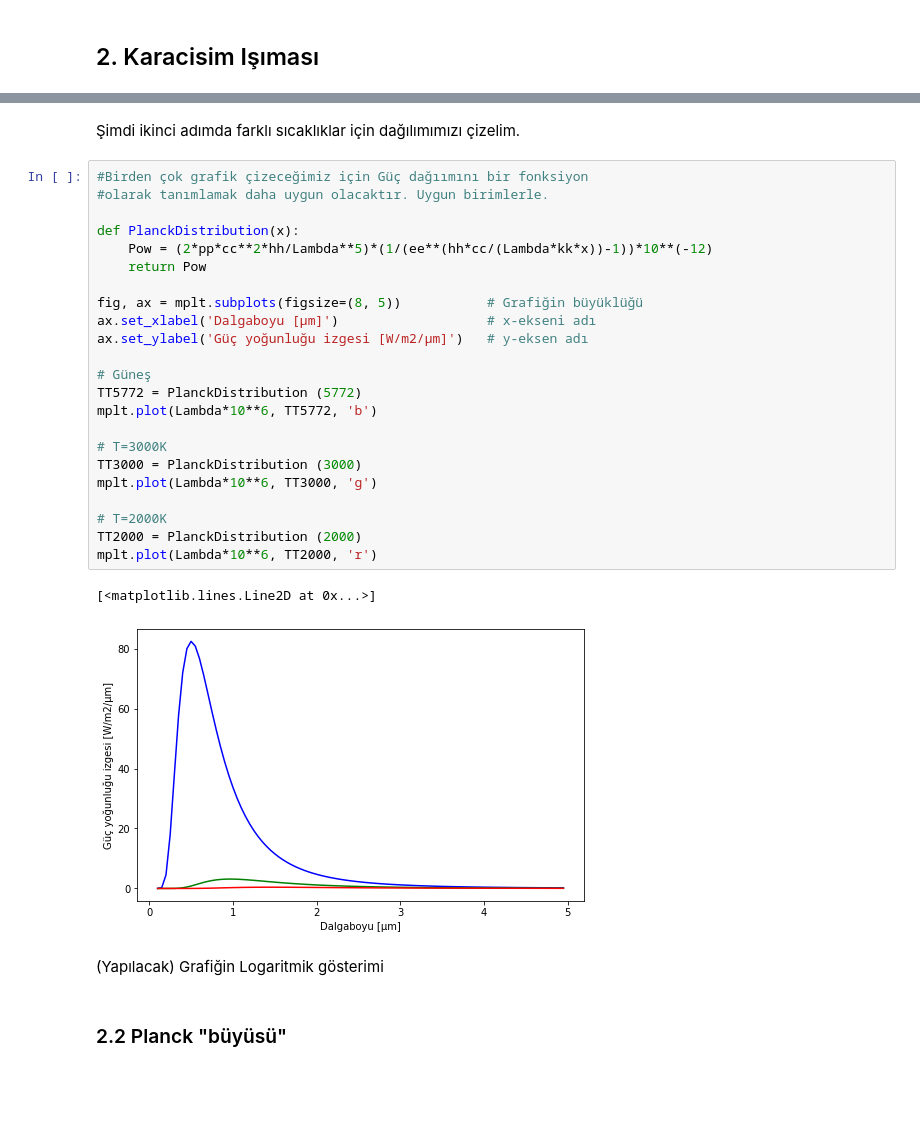
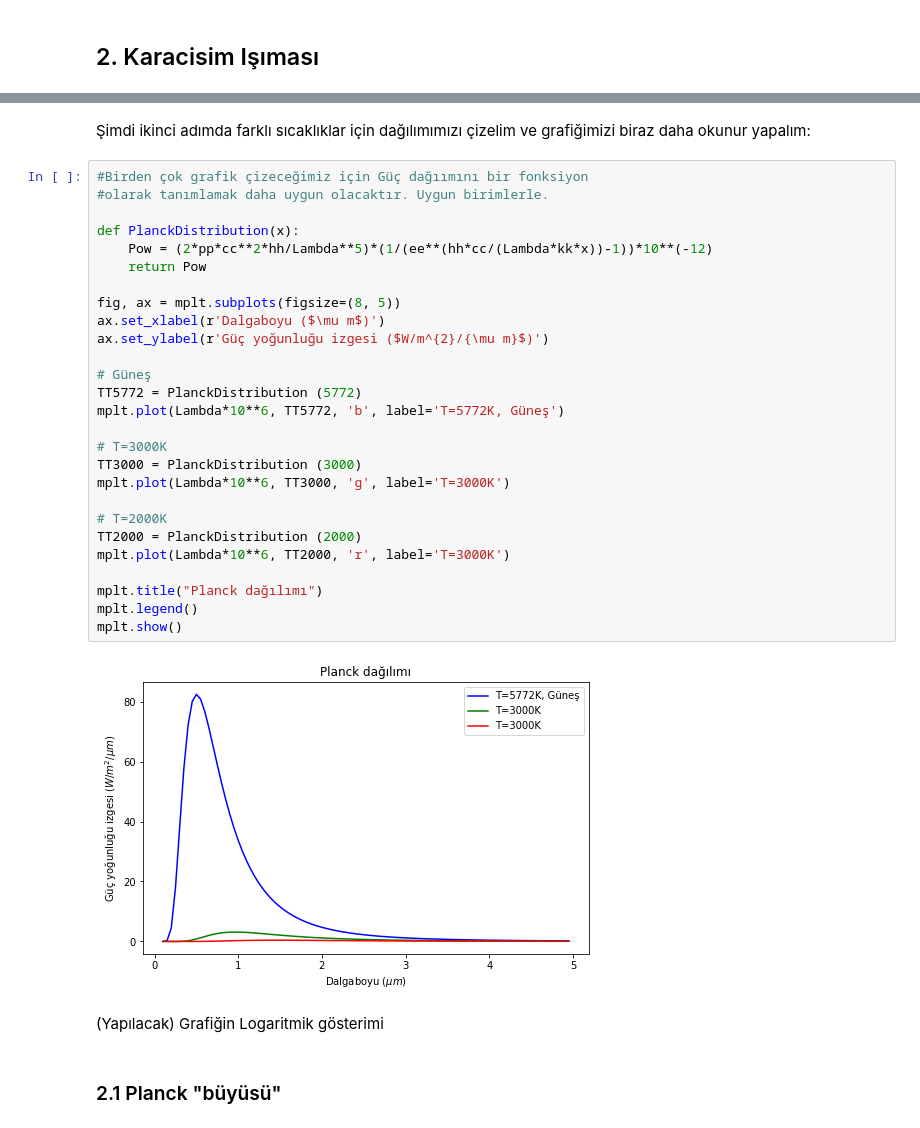
Before and after one commit to AlperDizdar/20yyFizigineGiris, a Jupyter notebook: 02_karacisim.ipynb, the cells around one changed output, grey strips where cells are left out. Drawn from its saved outputs; the diff is of its cells as text; blank space fills up the shorter version.

```diff
--- a/02_karacisim.ipynb
+++ b/02_karacisim.ipynb
@@ -59,35 +60,39 @@ mplt.show()
 # %% [markdown]
-Şimdi ikinci adımda farklı sıcaklıklar için dağılımımızı çizelim.
+
+Şimdi ikinci adımda farklı sıcaklıklar için dağılımımızı çizelim ve grafiğimizi biraz daha okunur yapalım:
 # %%
 #Birden çok grafik çizeceğimiz için Güç dağıımını bir fonksiyon
 #olarak tanımlamak daha uygun olacaktır. Uygun birimlerle.
 
 def PlanckDistribution(x):
     Pow = (2*pp*cc**2*hh/Lambda**5)*(1/(ee**(hh*cc/(Lambda*kk*x))-1))*10**(-12)
     return Pow
 
-fig, ax = mplt.subplots(figsize=(8, 5))           # Grafiğin büyüklüğü
-ax.set_xlabel('Dalgaboyu [µm]')                   # x-ekseni adı
-ax.set_ylabel('Güç yoğunluğu izgesi [W/m2/µm]')   # y-eksen adı
+fig, ax = mplt.subplots(figsize=(8, 5))
+ax.set_xlabel(r'Dalgaboyu ($\mu m$)')
+ax.set_ylabel(r'Güç yoğunluğu izgesi ($W/m^{2}/{\mu m}$)')
 
 # Güneş
 TT5772 = PlanckDistribution (5772)
-mplt.plot(Lambda*10**6, TT5772, 'b')
+mplt.plot(Lambda*10**6, TT5772, 'b', label='T=5772K, Güneş')
 
 # T=3000K
 TT3000 = PlanckDistribution (3000)
-mplt.plot(Lambda*10**6, TT3000, 'g')
+mplt.plot(Lambda*10**6, TT3000, 'g', label='T=3000K')
 
 # T=2000K
 TT2000 = PlanckDistribution (2000)
-mplt.plot(Lambda*10**6, TT2000, 'r')
+mplt.plot(Lambda*10**6, TT2000, 'r', label='T=3000K')
+
+mplt.title("Planck dağılımı")
+mplt.legend()
+mplt.show()
 # %% [output]
-[<matplotlib.lines.Line2D at 0x...>]
-[figure, old version]
+[figure, new version]
 # %% [markdown]
 (Yapılacak) Grafiğin Logaritmik gösterimi
 # %% [markdown]
-### 2.2 Planck "büyüsü"
+### 2.1 Planck "büyüsü"
 # %% [markdown]
 Planck güç dağılımını gözlemlerle uyumlu bir şekilde hesapladı.
 
```
Also changed, not shown: parts of 11 cells of this notebook, 2 other files.
